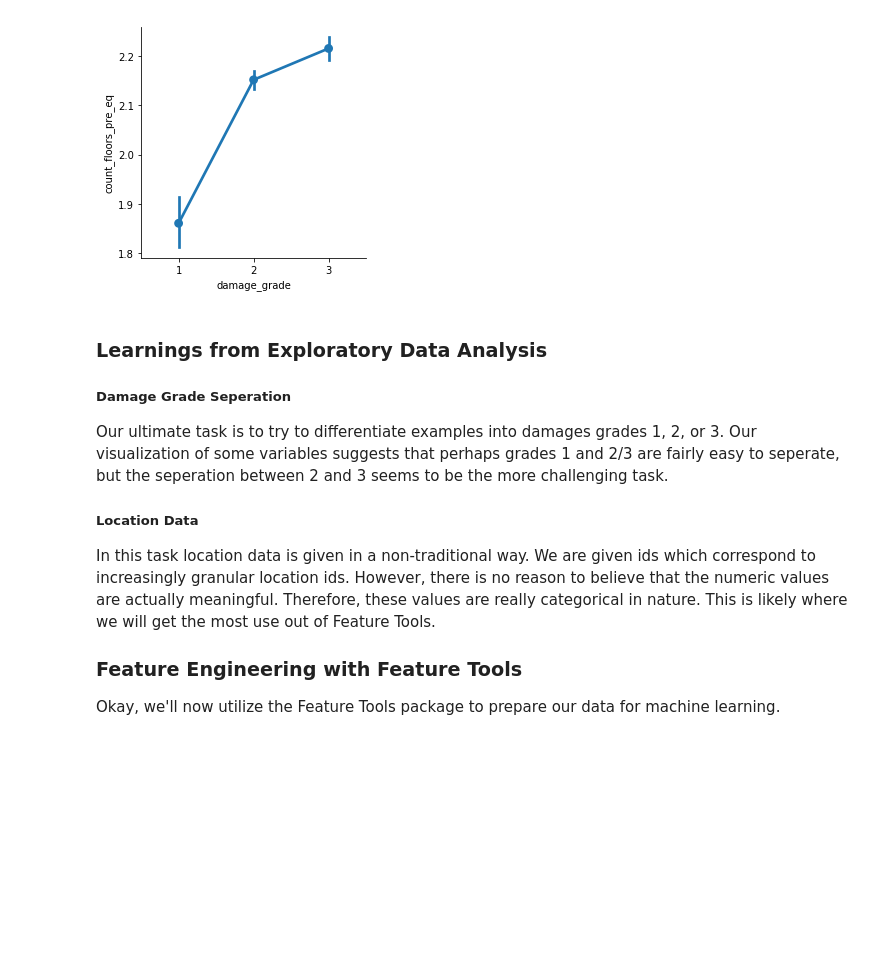
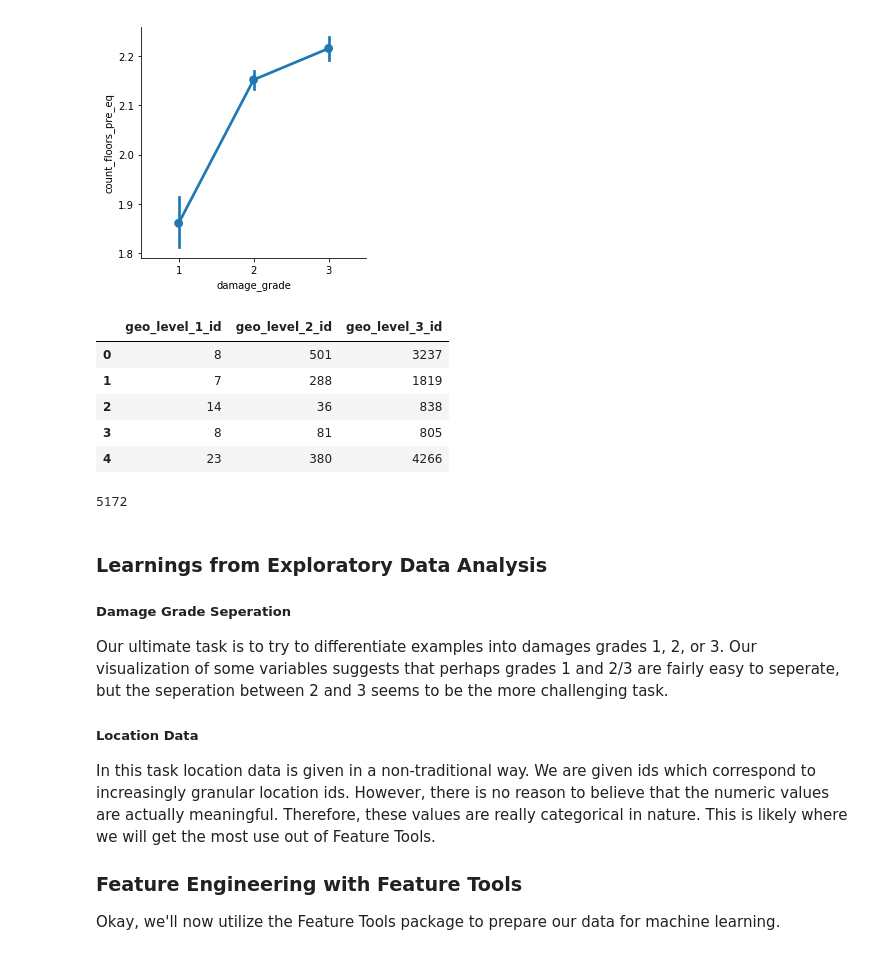
Before and after one commit to mrklees/Data-Science-Capstone, a Jupyter notebook: Earthquake Damage Report.ipynb, the cells around one changed output. Cells and saved outputs as stored; diff of their text form; code cells hidden in the pictures; blank space fills up the shorter version.

```diff
--- a/Earthquake Damage Report.ipynb
+++ b/Earthquake Damage Report.ipynb
@@ -157,6 +157,19 @@ sns.factorplot(x="damage_grade", y="count_floors_pre_eq", data=merged)
 # %% [output]
 <seaborn.axisgrid.FacetGrid at 0x...>
 [figure]
+# %%
+merged[['geo_level_1_id', 'geo_level_2_id', 'geo_level_3_id']].head()
+# %% [output]
+|  | geo_level_1_id | geo_level_2_id | geo_level_3_id |
+| 0 | 8 | 501 | 3237 |
+| 1 | 7 | 288 | 1819 |
+| 2 | 14 | 36 | 838 |
+| 3 | 8 | 81 | 805 |
+| 4 | 23 | 380 | 4266 |
+# %%
+len(merged['geo_level_3_id'].unique())
+# %% [output]
+5172
 # %% [markdown]
 ### Learnings from Exploratory Data Analysis
 
```
Also changed, not shown: parts of 12 cells of this notebook.
